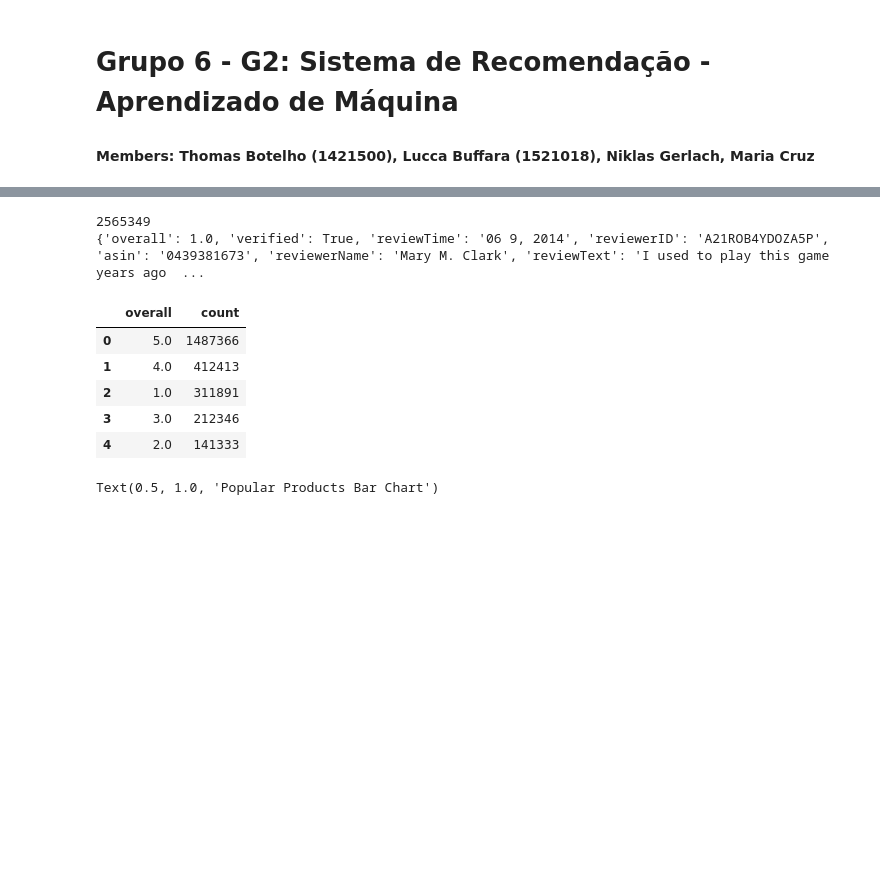
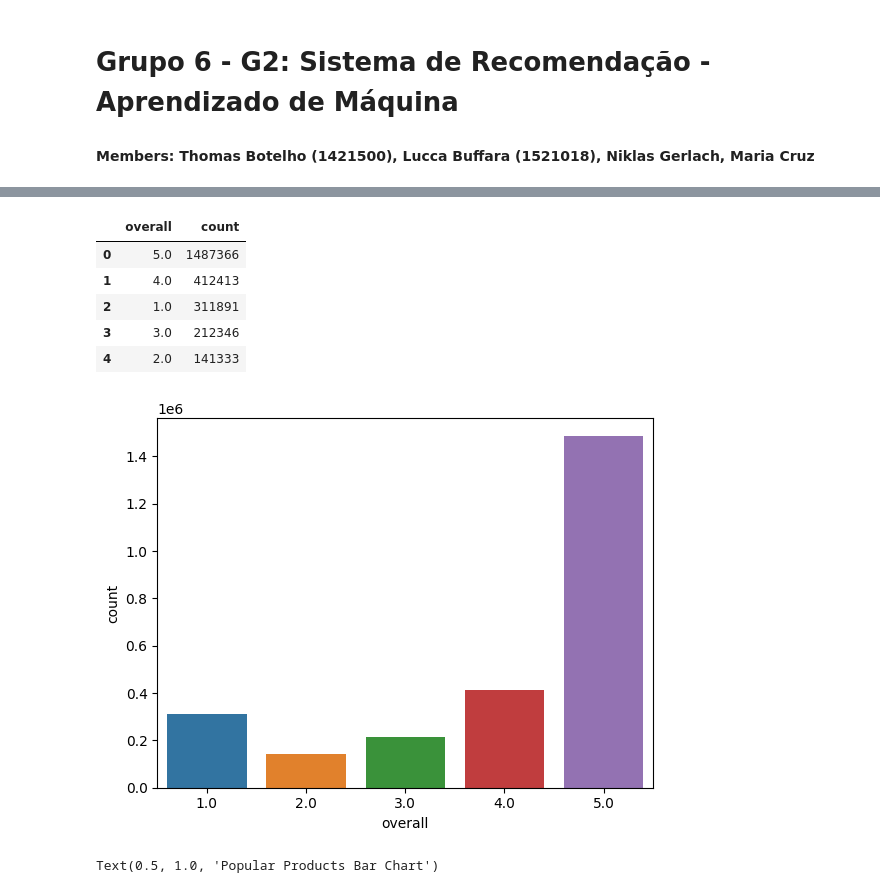
Before and after one commit to LuccaBuffara/Amazon-Recommender-Games, a Jupyter notebook: Recommender.ipynb, the cells around one changed output, grey strips where cells are left out. Drawn from its saved outputs; the diff is of its cells as text; code cells hidden in the pictures; blank space fills up the shorter version.

Commit message:
cleanup and comparison of different models

```diff
--- a/Recommender.ipynb
+++ b/Recommender.ipynb
@@ -14,4 +10,14 @@ from urllib.request import urlopen
 # %%
+# Import data
+
+import os
+import json
+import gzip
+import random
+import pandas as pd
+import seaborn as sns
+from urllib.request import urlopen
+
 GZIP_PATH = "Video_Games.json.gz"
 METADATA_JSON_PATH = "VideoGames_meta.json"
 
@@ -35,49 +41,44 @@ df_meta = pd.json_normalize(meta_json)
 data = []
 with gzip.open(GZIP_PATH) as f:
     data.extend(json.loads(l.strip()) for l in f)
-print(len(data))
 
-# first row of the list
-print(data[0])
+# Sort by date
+data = sorted(data, key=lambda x: x['unixReviewTime'])
-# %% [output]
-2565349
-{'overall': 1.0, 'verified': True, 'reviewTime': '06 9, 2014', 'reviewerID': 'A21ROB4YDOZA5P', 'asin': '0439381673', 'reviewerName': 'Mary M. Clark', 'reviewText': 'I used to play this game years ago  ...
 # %%
-# Sort by date
-data = sorted(data, key=lambda x: x['unixReviewTime'])
-
 # Remove unwanted fields
 for entry in data:
     if 'reviewTime' in entry:
         del entry['reviewTime']
     if 'style' in entry:
         del entry['style']
     if 'reviewerName' in entry:
         del entry['reviewerName']
     if 'reviewText' in entry:
         del entry['reviewText']
     if 'summary' in entry:
         del entry['summary']
     if 'image' in entry:
         del entry['image']
 
 df = pd.DataFrame.from_dict(data)
 df[['vote']] = df[['vote']].fillna(value=0)
 df.head()
 
-# Number of reviews per product
+# Number of products for different ratings
 df.groupby(['asin']).count()['overall']
 
 overall_count = pd.DataFrame(df['overall'].value_counts()).reset_index()
 overall_count.columns = ['overall', 'count']
-overall_count
+sns.barplot(data=overall_count, x="overall", y="count")
+display(overall_count)
 # %% [output]
 |  | overall | count |
 | 0 | 5.0 | 1487366 |
 | 1 | 4.0 | 412413 |
 | 2 | 1.0 | 311891 |
 | 3 | 3.0 | 212346 |
 | 4 | 2.0 | 141333 |
+[figure, added]
 # %%
 # Get popular products -- Products that have more than 1k reviews
 popular_data = df.groupby("asin").filter(lambda x:x['overall'].count() >= 1000)
```
Also changed, not shown: parts of 8 cells of this notebook.
